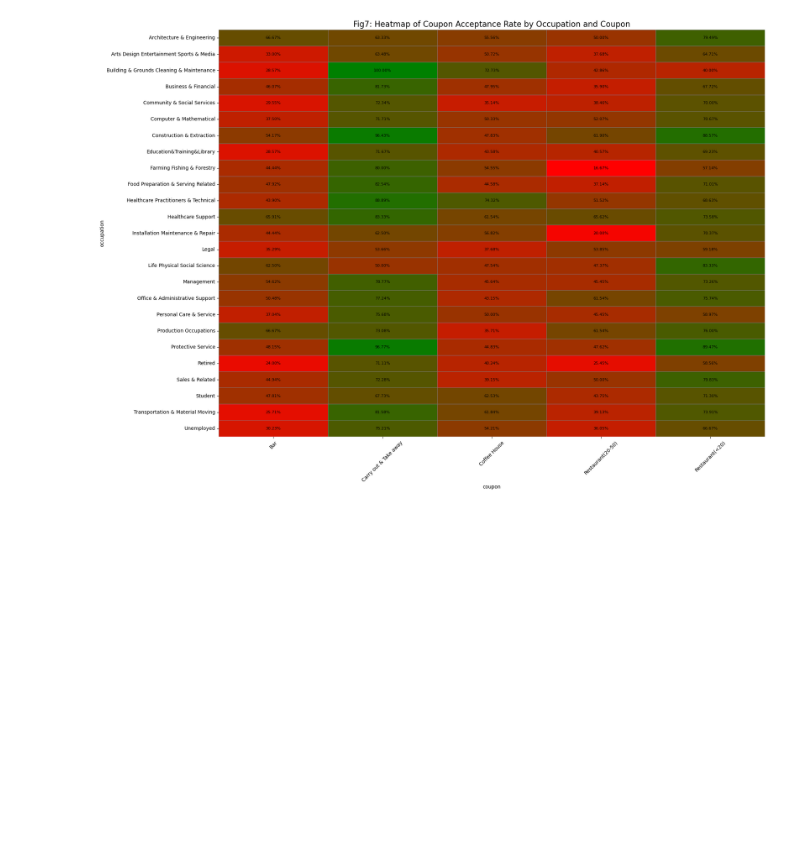
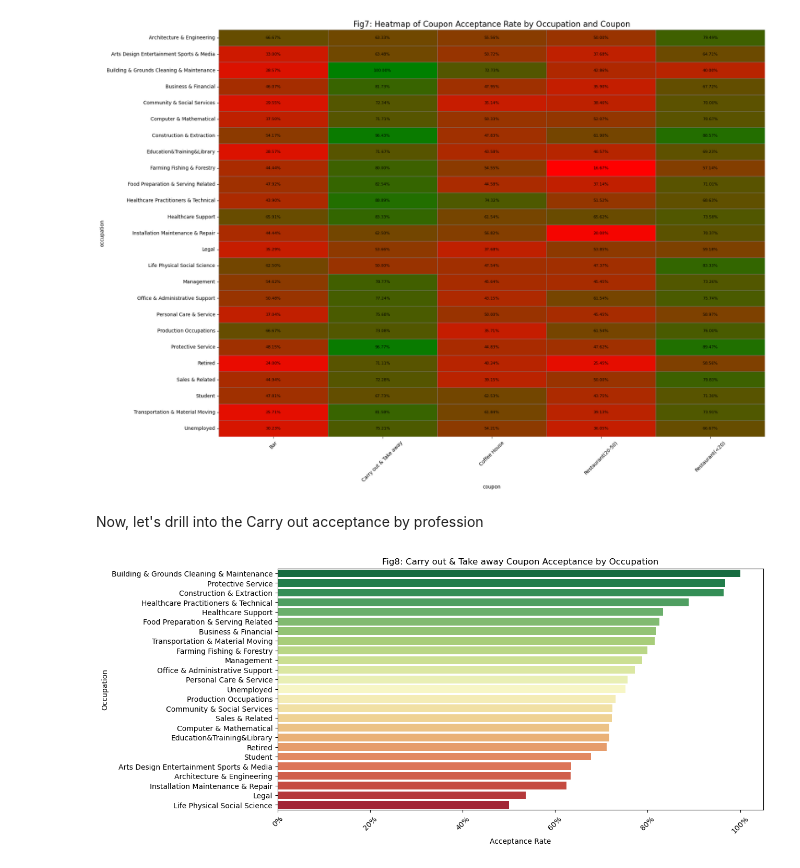
Before and after one commit to johnprg/coupon-data, a Jupyter notebook: coupondata.ipynb, the cells around one changed output. Saved outputs shown, nothing was run; the diff lists cells and outputs as text; code cells hidden in the pictures; blank space fills up the shorter version.

```diff
--- a/coupondata.ipynb
+++ b/coupondata.ipynb
@@ -433,3 +433,27 @@ plt.savefig('images/fig7.png')
 plt.show()
 # %% [output]
 [figure]
+# %% [markdown]
+Now, let's drill into the Carry out acceptance by profession
+# %%
+# Filter the dataframe to include only Carry out & Take away coupons
+carry_out_df = df[df['coupon'] == 'Carry out & Take away']
+
+# Calculate the acceptance rate by occupation
+acceptance_rate_by_occupation = carry_out_df.groupby('occupation')['Y'].mean().reset_index()
+
+# Sort the dataframe by acceptance rate in descending order
+acceptance_rate_by_occupation = acceptance_rate_by_occupation.sort_values('Y', ascending=False)
+
+# Plot the bar chart
+plt.figure(figsize=(12, 6))
+sns.barplot(y='occupation', x='Y', data=acceptance_rate_by_occupation, order=acceptance_rate_by_occupation['occupation'], palette='RdYlGn_r')
+plt.ylabel('Occupation')
+plt.xlabel('Acceptance Rate')
+plt.title('Fig8: Carry out & Take away Coupon Acceptance by Occupation')
+plt.xticks(rotation=45)
+plt.gca().set_xticklabels(['{:.0f}%'.format(x*100) for x in plt.gca().get_xticks()])
+plt.savefig('images/fig8.png')
+plt.show()
+# %% [output]
+[figure, added]
```
Also changed, not shown: 1 other file.
